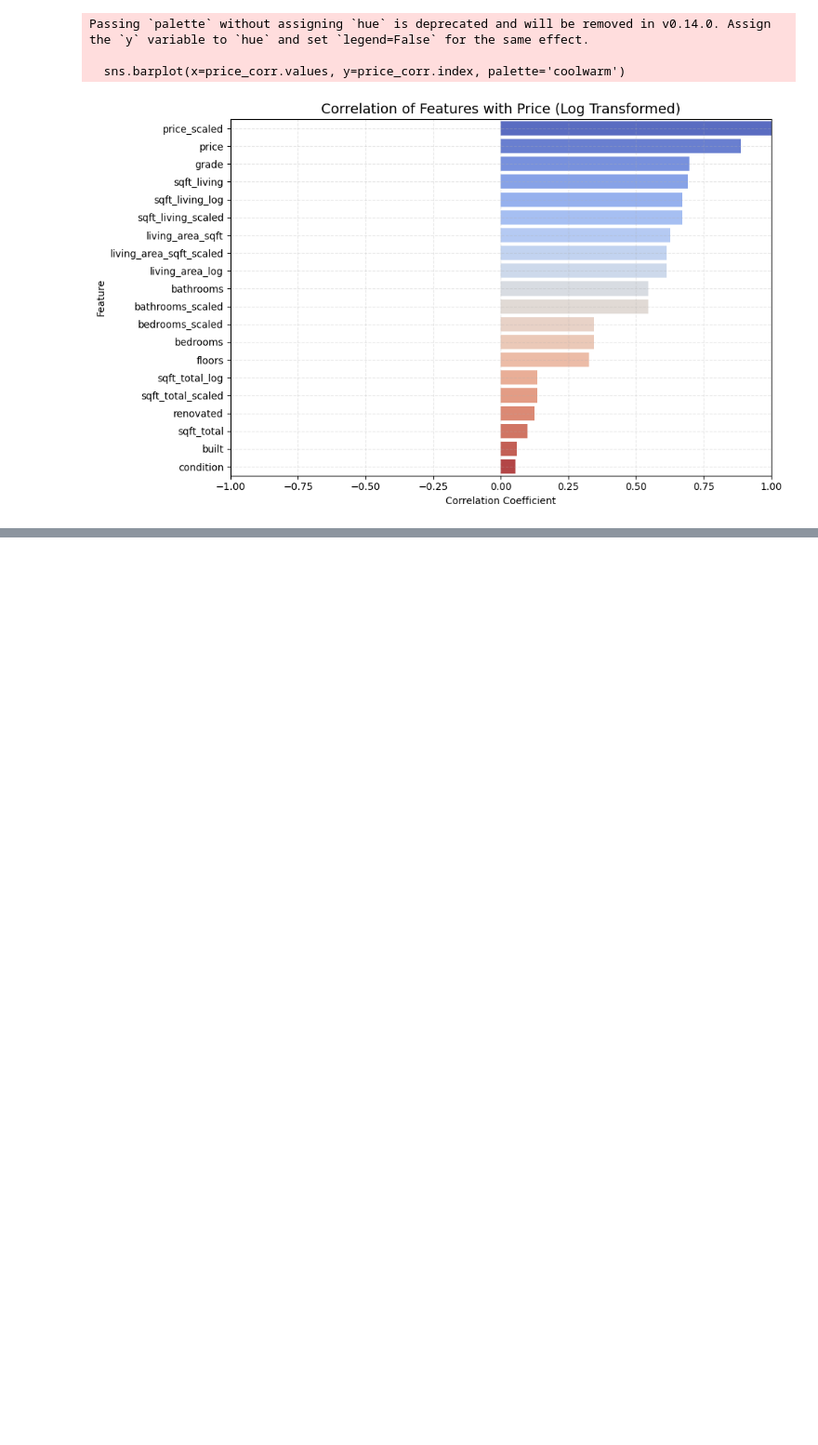
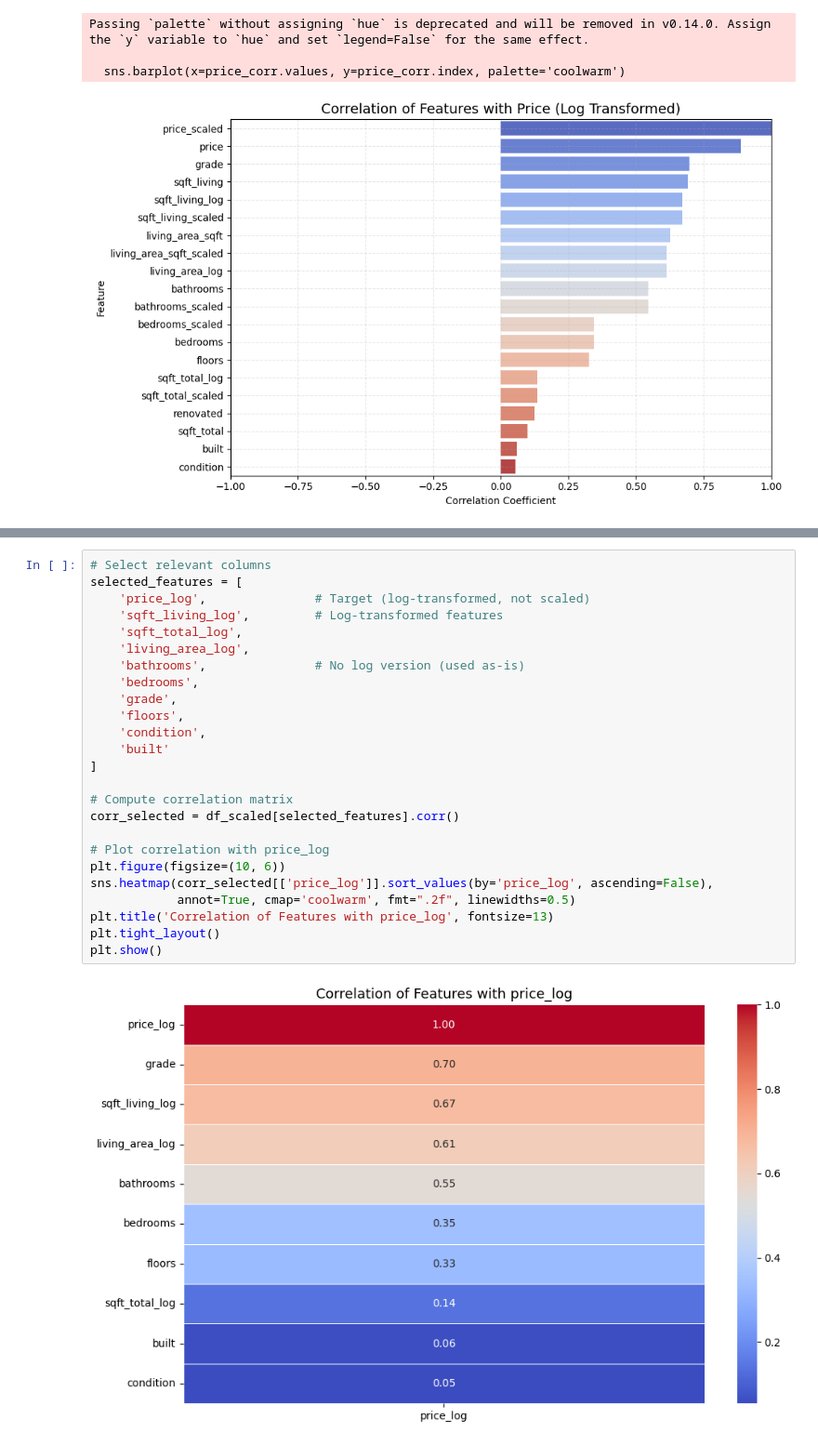
Before and after one commit to OmerTDK/Paris-Housing-Analysis, a Jupyter notebook: Analysis.ipynb, the cells around one changed output, grey strips where cells are left out. Shown at 93% size. Saved outputs shown, nothing was run; the diff lists cells and outputs as text; blank space fills up the shorter version.

```diff
--- a/Analysis.ipynb
+++ b/Analysis.ipynb
@@ -575,0 +600,27 @@ As we can see Price is heavily correlated with
+# %%
+# Select relevant columns
+selected_features = [
+    'price_log',               # Target (log-transformed, not scaled)
+    'sqft_living_log',         # Log-transformed features
+    'sqft_total_log',
+    'living_area_log',
+    'bathrooms',               # No log version (used as-is)
+    'bedrooms',
+    'grade',
+    'floors',
+    'condition',
+    'built'
+]
+
+# Compute correlation matrix
+corr_selected = df_scaled[selected_features].corr()
+
+# Plot correlation with price_log
+plt.figure(figsize=(10, 6))
+sns.heatmap(corr_selected[['price_log']].sort_values(by='price_log', ascending=False),
+            annot=True, cmap='coolwarm', fmt=".2f", linewidths=0.5)
+plt.title('Correlation of Features with price_log', fontsize=13)
+plt.tight_layout()
+plt.show()
+# %% [output]
+[figure, added]
```
Also changed, not shown: parts of 7 cells of this notebook.
